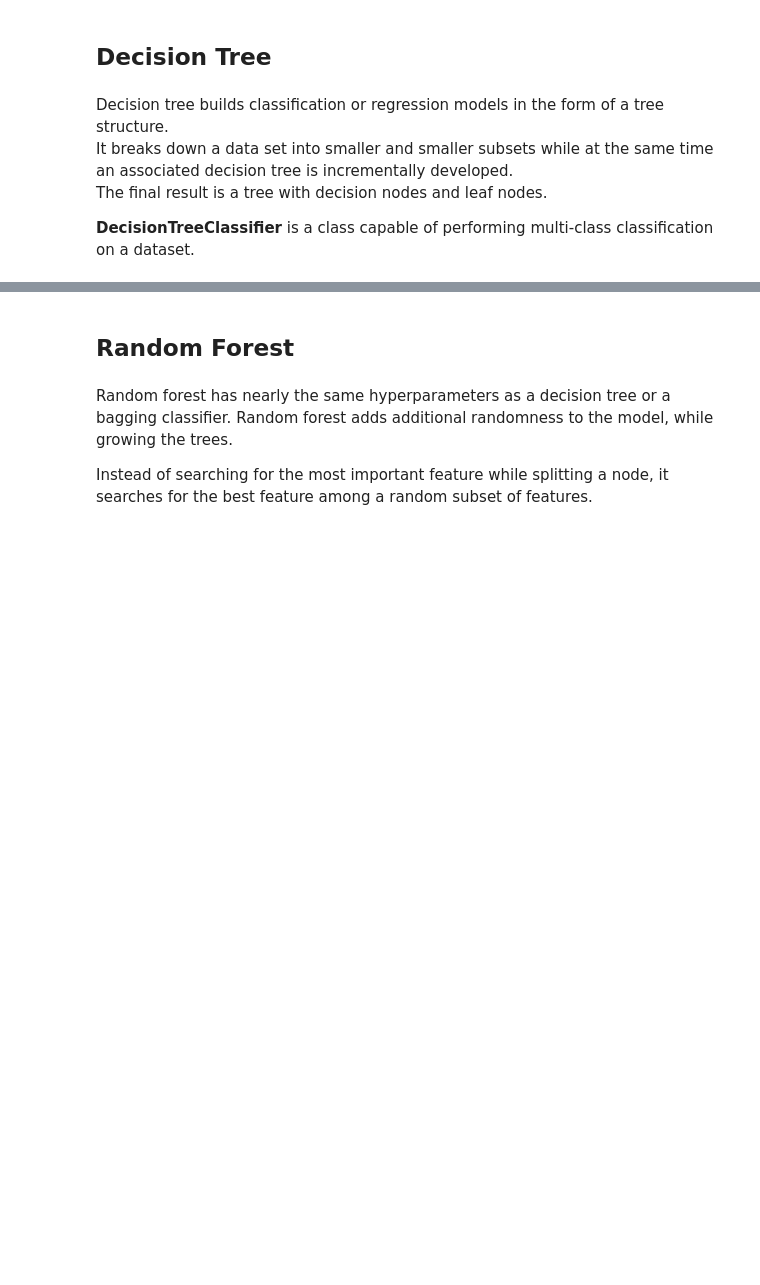
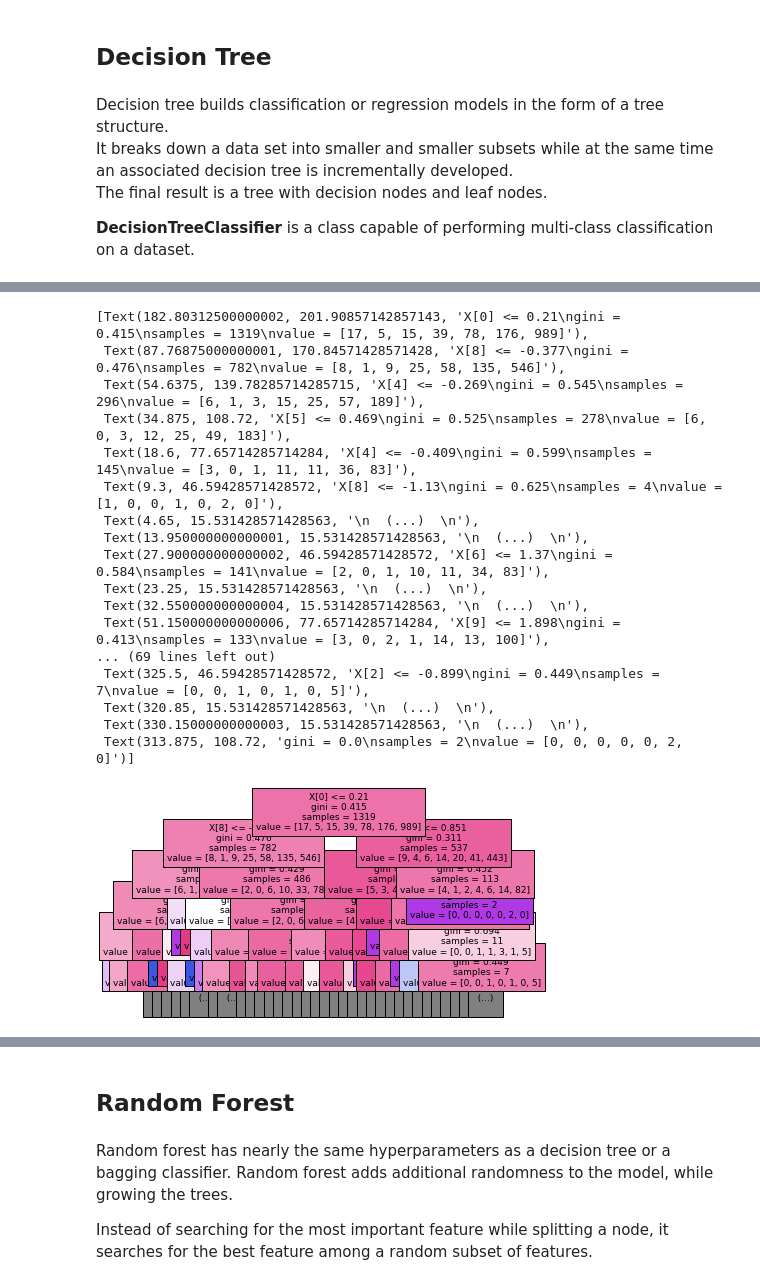
Before and after one commit to m-cheicki/data-viz_drug_consumption, a Jupyter notebook: DRUG_Prediction.ipynb, the cells around one changed output, grey strips where cells are left out. Drawn from its saved outputs; the diff is of its cells as text; code cells hidden in the pictures; blank space fills up the shorter version.

```diff
--- a/DRUG_Prediction.ipynb
+++ b/DRUG_Prediction.ipynb
@@ -139,3 +139,24 @@ The accuracy score is : 57.07%.
+# %%
+plot_tree(clf_dtc, max_depth = 5, filled=True , fontsize=9)
+# %% [output]
+[Text(182.80312500000002, 201.90857142857143, 'X[0] <= 0.21\ngini = 0.415\nsamples = 1319\nvalue = [17, 5, 15, 39, 78, 176, 989]'),
+ Text(87.76875000000001, 170.84571428571428, 'X[8] <= -0.377\ngini = 0.476\nsamples = 782\nvalue = [8, 1, 9, 25, 58, 135, 546]'),
+ Text(54.6375, 139.78285714285715, 'X[4] <= -0.269\ngini = 0.545\nsamples = 296\nvalue = [6, 1, 3, 15, 25, 57, 189]'),
+ Text(34.875, 108.72, 'X[5] <= 0.469\ngini = 0.525\nsamples = 278\nvalue = [6, 0, 3, 12, 25, 49, 183]'),
+ Text(18.6, 77.65714285714284, 'X[4] <= -0.409\ngini = 0.599\nsamples = 145\nvalue = [3, 0, 1, 11, 11, 36, 83]'),
+ Text(9.3, 46.59428571428572, 'X[8] <= -1.13\ngini = 0.625\nsamples = 4\nvalue = [1, 0, 0, 1, 0, 2, 0]'),
+ Text(4.65, 15.531428571428563, '\n  (...)  \n'),
+ Text(13.950000000000001, 15.531428571428563, '\n  (...)  \n'),
+ Text(27.900000000000002, 46.59428571428572, 'X[6] <= 1.37\ngini = 0.584\nsamples = 141\nvalue = [2, 0, 1, 10, 11, 34, 83]'),
+ Text(23.25, 15.531428571428563, '\n  (...)  \n'),
+ Text(32.550000000000004, 15.531428571428563, '\n  (...)  \n'),
+ Text(51.150000000000006, 77.65714285714284, 'X[9] <= 1.898\ngini = 0.413\nsamples = 133\nvalue = [3, 0, 2, 1, 14, 13, 100]'),
+... (69 lines left out)
+ Text(325.5, 46.59428571428572, 'X[2] <= -0.899\ngini = 0.449\nsamples = 7\nvalue = [0, 0, 1, 0, 1, 0, 5]'),
+ Text(320.85, 15.531428571428563, '\n  (...)  \n'),
+ Text(330.15000000000003, 15.531428571428563, '\n  (...)  \n'),
+ Text(313.875, 108.72, 'gini = 0.0\nsamples = 2\nvalue = [0, 0, 0, 0, 0, 2, 0]')]
+[figure, added]
 # %%
 param_grid = {'criterion': ['gini', 'entropy'],
 			'splitter': ['random', 'best'],
```
Also changed, not shown: parts of 17 cells of this notebook.
